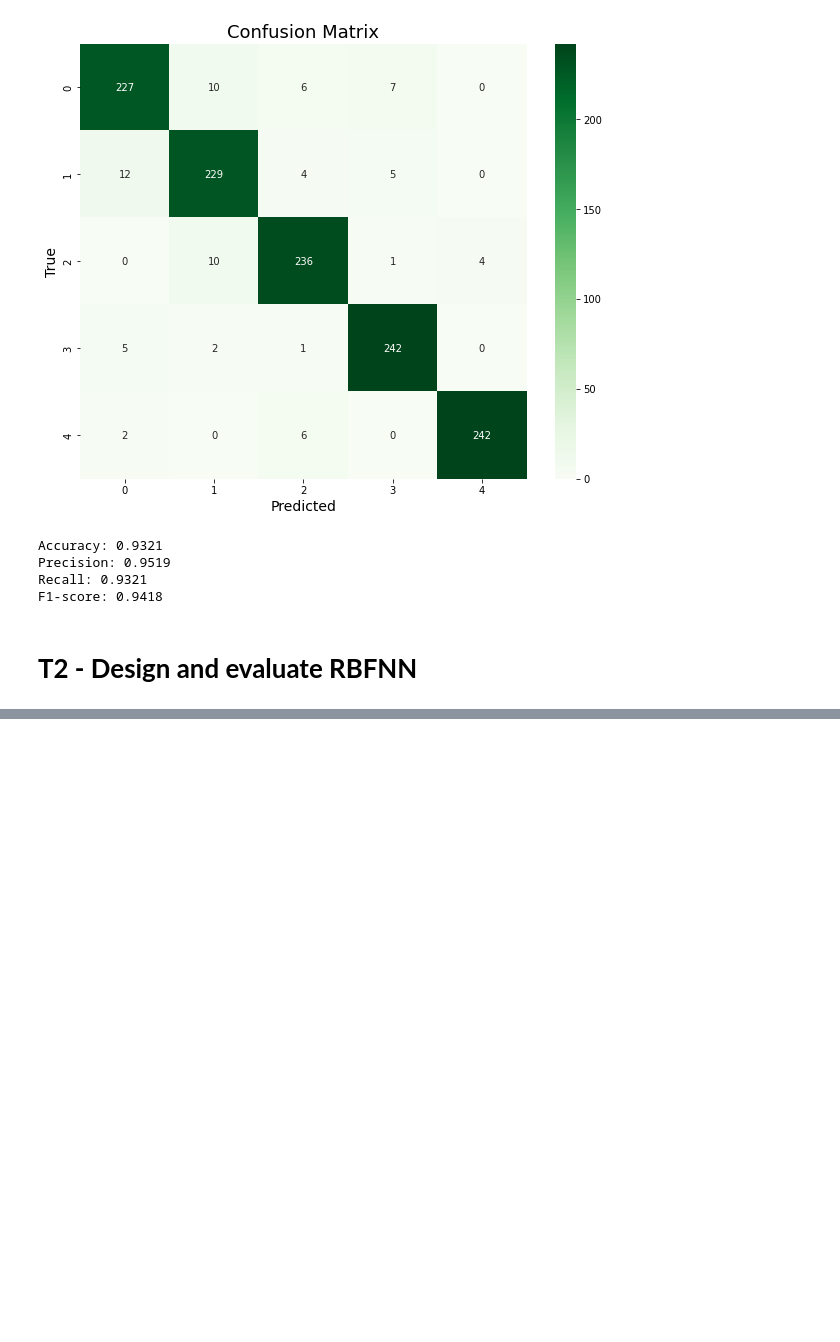
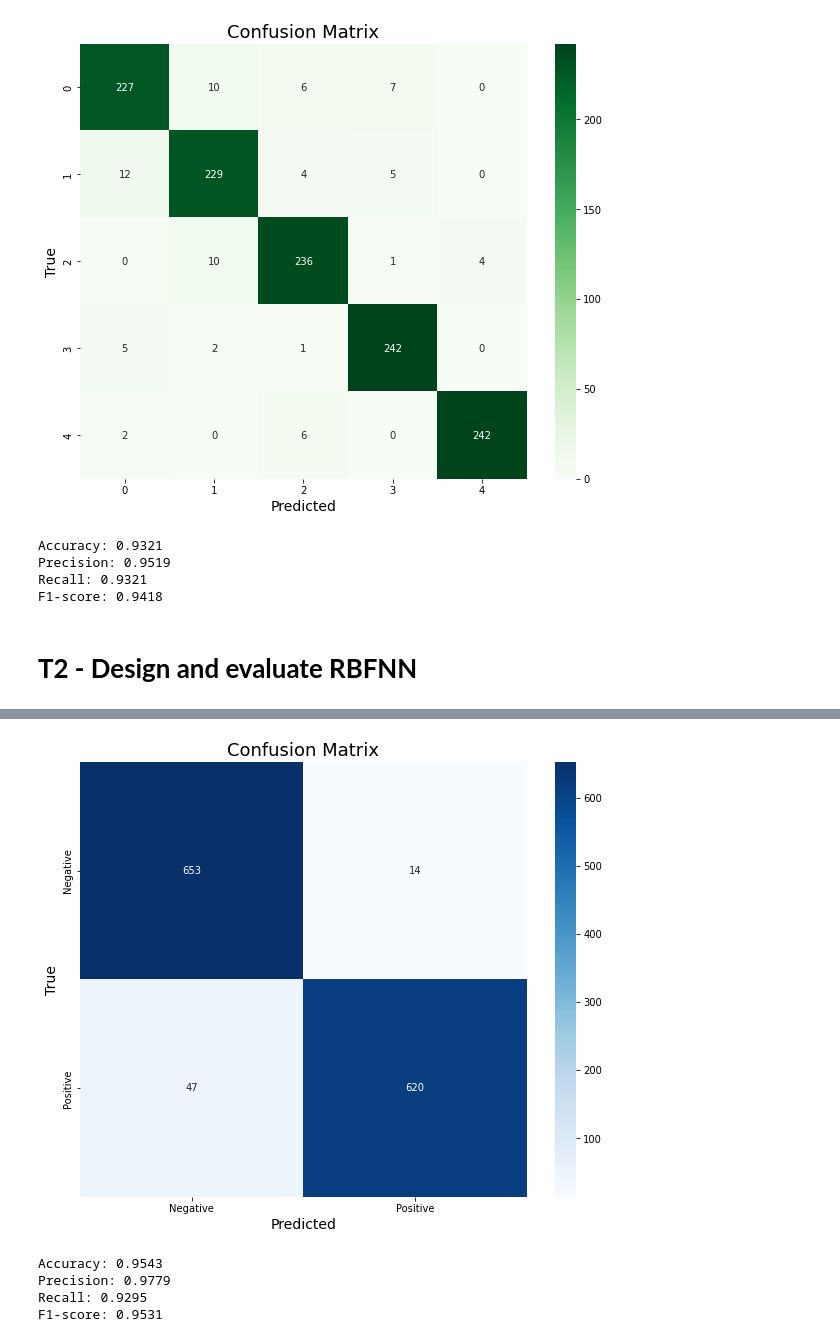
Before and after one commit to melihkurtaran/MachineLearning, a Jupyter notebook: FFNN&RBFNN/FFNN&RBFNN.ipynb, the cells around one changed output, grey strips where cells are left out. Drawn from its saved outputs; the diff is of its cells as text; code cells hidden in the pictures; blank space fills up the shorter version.

```diff
--- a/FFNN&RBFNN/FFNN&RBFNN.ipynb
+++ b/FFNN&RBFNN/FFNN&RBFNN.ipynb
@@ -714,0 +1210,13 @@ Test Accuracy: 0.93
+# %%
+predictions = model.predict(X_test, verbose=0)
+predictions = np.round(predictions)
+plot_confusion_matrix_RBFNN(y_test, predictions, 'Blues')
+# %% [output]
+[figure, added]
+# %%
+evaluate_model(y_test, predictions)
+# %% [output]
+Accuracy: 0.9543
+Precision: 0.9779
+Recall: 0.9295
+F1-score: 0.9531
```
Also changed, not shown: parts of 44 cells of this notebook.
